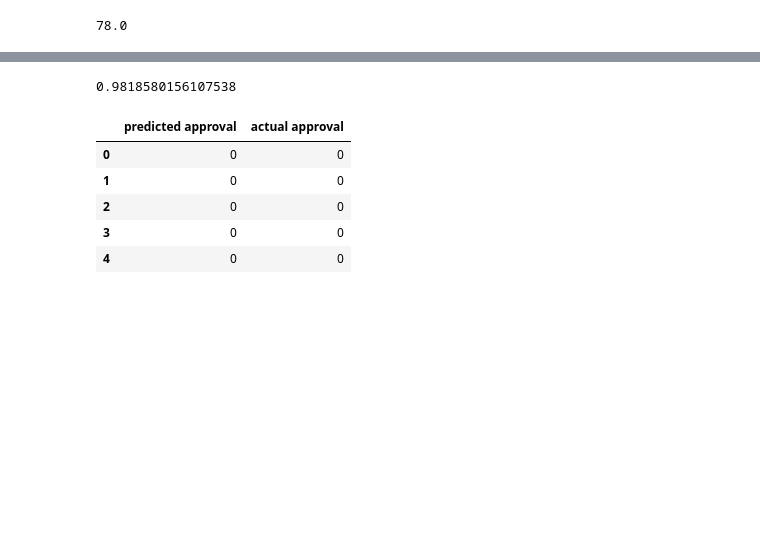
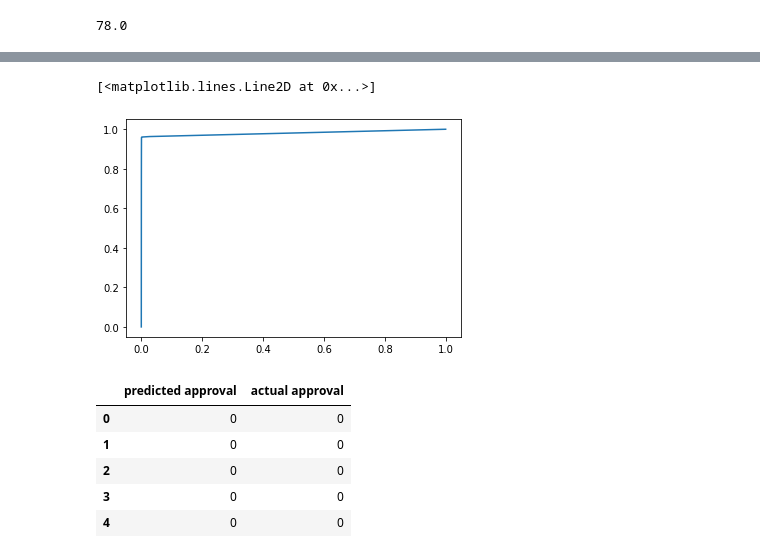
Before and after one commit to djean062/ironhack-project, a Jupyter notebook: Final Project Code.ipynb, the cells around one changed output, grey strips where cells are left out. Saved outputs shown, nothing was run; the diff lists cells and outputs as text; code cells hidden in the pictures; blank space fills up the shorter version.

```diff
--- a/Final Project Code.ipynb
+++ b/Final Project Code.ipynb
@@ -381,10 +382,11 @@ array([[150328,     88],
 # %%
 y_pred_proba_rf = ks_rf.predict_proba(X_test)[::,1]
 fpr, tpr, _ = metrics.roc_curve(y_test,  y_pred_proba_rf)
 rf_auc = metrics.roc_auc_score(y_test, y_pred_proba_rf)
-rf_auc
+plt.plot(fpr,tpr)
 # %% [output]
-0.9818580156107538
+[<matplotlib.lines.Line2D at 0x...>]
+[figure, added]
 # %%
 y_test = y_test.loc[:,].rename("actual approval")
 y_test =pd.DataFrame(y_test)
```
Also changed, not shown: parts of 11 cells of this notebook, 4 other files.
